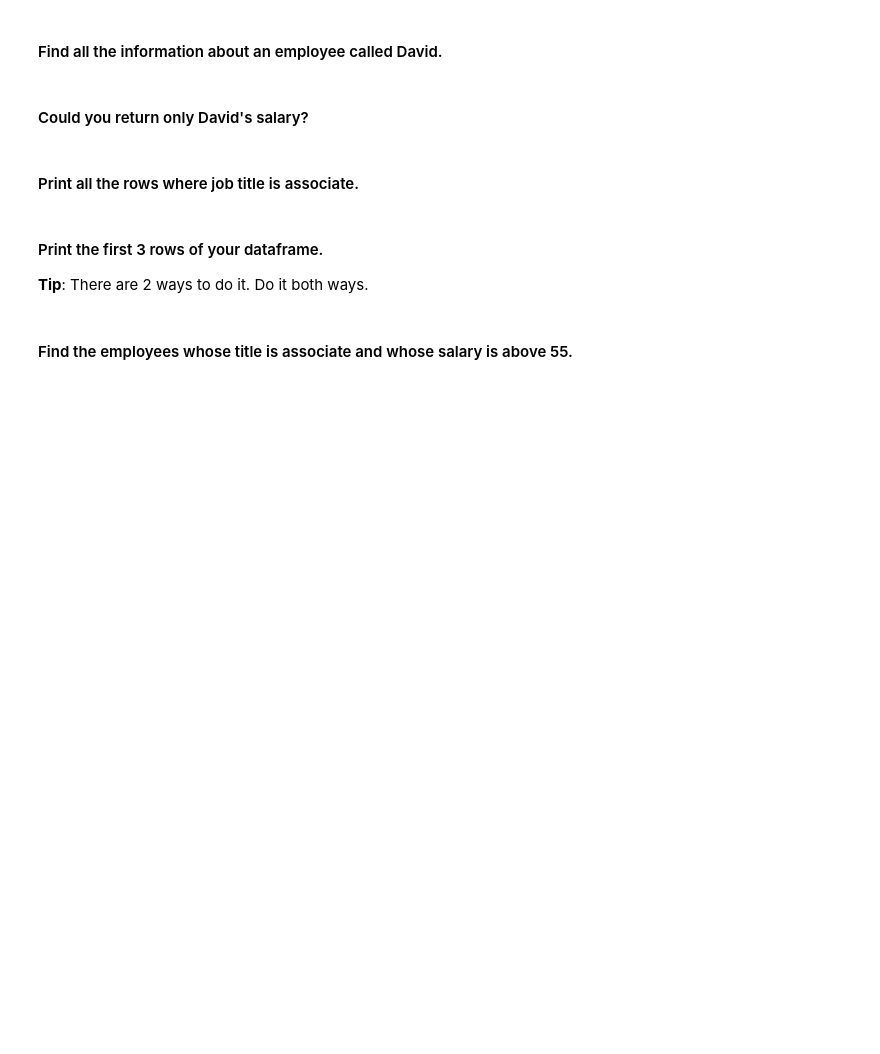
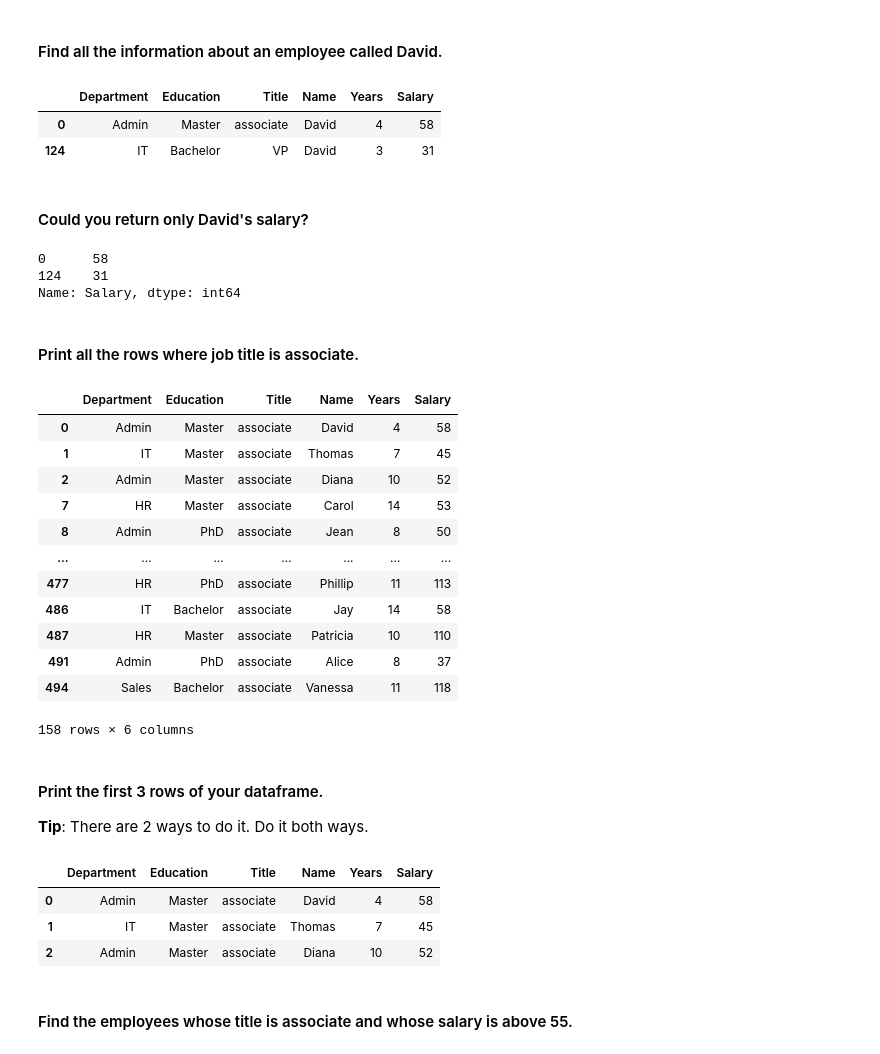
Before and after one commit to ironhack-datalabs/dataV2-labs, a Jupyter notebook: module-2/Subsetting-Descriptive-Stats/your-code/main.ipynb, the cells around one changed output. Saved outputs shown, nothing was run; the diff lists cells and outputs as text; code cells hidden in the pictures; blank space fills up the shorter version.

```diff
--- a/module-2/Subsetting-Descriptive-Stats/your-code/main.ipynb
+++ b/module-2/Subsetting-Descriptive-Stats/your-code/main.ipynb
@@ -65,2 +66,4 @@ your comments here
+# %%
+employees = pd.read_csv('employees.csv')
 # %% [markdown]
 #### Explore the data types of the `employees` dataframe. Comment your results.
@@ -93,2 +131,8 @@ your comments here
+# %%
+employees[employees['Name'] == 'David']
+# %% [output]
+|  | Department | Education | Title | Name | Years | Salary |
+| 0 | Admin | Master | associate | David | 4 | 58 |
+| 124 | IT | Bachelor | VP | David | 3 | 31 |
 # %% [markdown]
 #### Could you return only David's salary?
@@ -97,2 +139,8 @@ your comments here
+# %%
+employees[employees['Name'] == 'David']['Salary']
+# %% [output]
+0      58
+124    31
+Name: Salary, dtype: int64
 # %% [markdown]
 #### Print all the rows where job title is associate.
@@ -101,3 +147,19 @@ your comments here
+# %%
+employees[employees['Title'] == 'associate']
+# %% [output]
+|  | Department | Education | Title | Name | Years | Salary |
+| 0 | Admin | Master | associate | David | 4 | 58 |
+| 1 | IT | Master | associate | Thomas | 7 | 45 |
+| 2 | Admin | Master | associate | Diana | 10 | 52 |
+| 7 | HR | Master | associate | Carol | 14 | 53 |
+| 8 | Admin | PhD | associate | Jean | 8 | 50 |
+| ... | ... | ... | ... | ... | ... | ... |
+| 477 | HR | PhD | associate | Phillip | 11 | 113 |
+| 486 | IT | Bachelor | associate | Jay | 14 | 58 |
+| 487 | HR | Master | associate | Patricia | 10 | 110 |
+| 491 | Admin | PhD | associate | Alice | 8 | 37 |
+| 494 | Sales | Bachelor | associate | Vanessa | 11 | 118 |
+158 rows × 6 columns
 # %% [markdown]
 #### Print the first 3 rows of your dataframe.
 **Tip**: There are 2 ways to do it. Do it both ways.
@@ -110,2 +166,9 @@ your comments here
+# %%
+associates.head(3)
+# %% [output]
+|  | Department | Education | Title | Name | Years | Salary |
+| 0 | Admin | Master | associate | David | 4 | 58 |
+| 1 | IT | Master | associate | Thomas | 7 | 45 |
+| 2 | Admin | Master | associate | Diana | 10 | 52 |
 # %% [markdown]
 #### Find the employees whose title is associate and whose salary is above 55.
```
Also changed, not shown: parts of 31 cells of this notebook.
